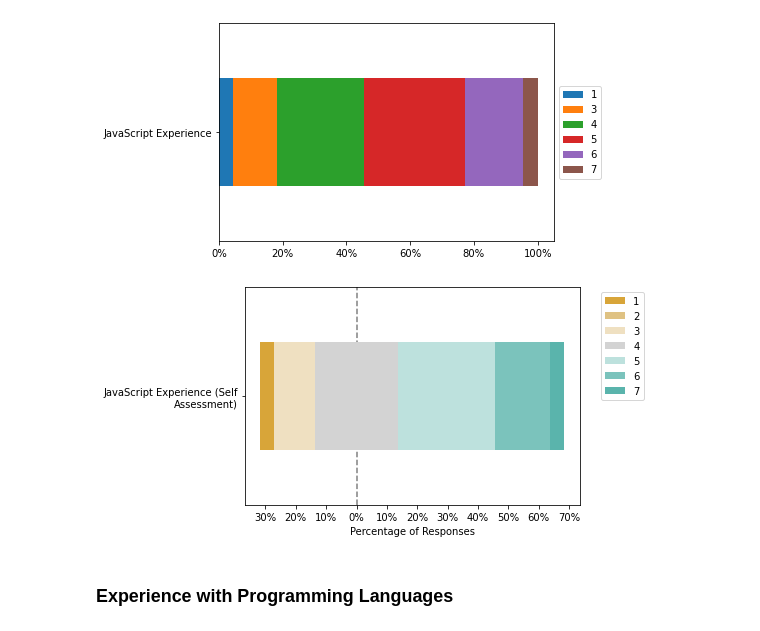
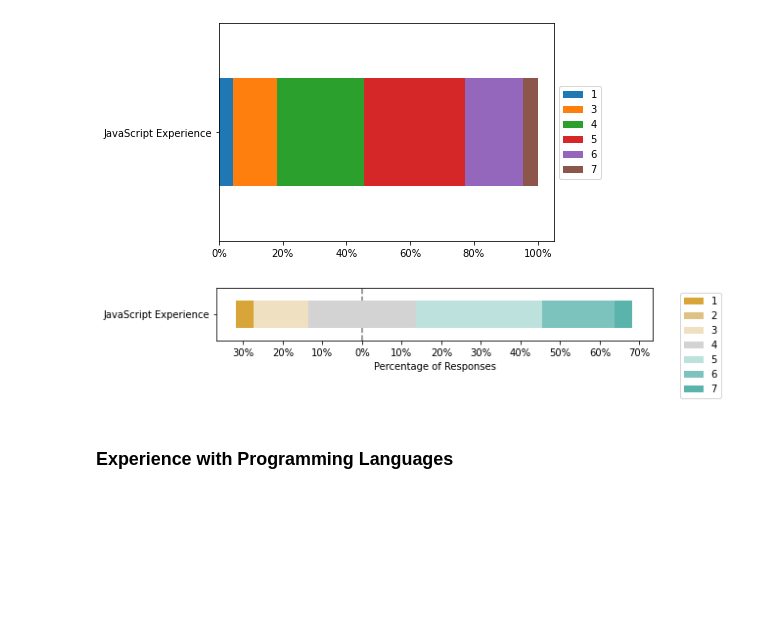
Before and after one commit to YanuX-Framework/YanuX-Cruncher, a Jupyter notebook: YanuXSkeletronUserStudy.ipynb, the cells around one changed output. Saved outputs shown, nothing was run; the diff lists cells and outputs as text; code cells hidden in the pictures; blank space fills up the shorter version.

```diff
--- a/YanuXSkeletronUserStudy.ipynb
+++ b/YanuXSkeletronUserStudy.ipynb
@@ -724,6 +739,7 @@ plot_freq(data_programming_experience_javascript_freq)
 # %% [output]
 [figure]
 # %%
-plot_likert.plot_likert(pd.DataFrame(data_programming_experience_javascript), np.arange(1,8), plot_percentage=True, colors=plot_likert.colors.likert7);
+ax = plot_likert.plot_likert(pd.DataFrame(data_programming_experience_javascript.rename('JavaScript Experience')), np.arange(1,8), plot_percentage=True, colors=plot_likert.colors.likert7, figsize=(8,1));
+ax.figure.savefig('out/yanux-skeletron-javascript-experience.pdf', bbox_inches='tight')
 # %% [output]
-[figure, old version]
+[figure, new version]
```
Also changed, not shown: parts of 62 cells of this notebook.
